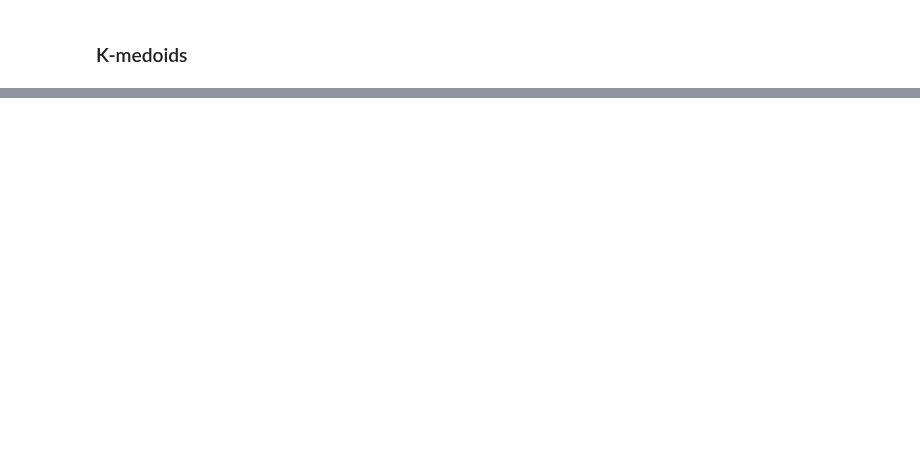
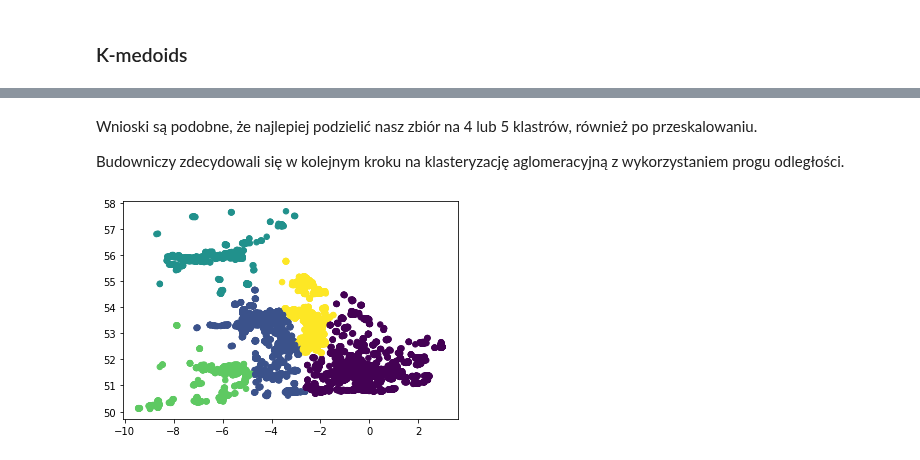
Before and after one commit to malwina0/2022L-ML, a Jupyter notebook: ZD5/ZD5_Piwko_Wojewoda.ipynb, the cells around one changed output, grey strips where cells are left out. Saved outputs shown, nothing was run; the diff lists cells and outputs as text; code cells hidden in the pictures; blank space fills up the shorter version.

```diff
--- a/ZD5/ZD5_Piwko_Wojewoda.ipynb
+++ b/ZD5/ZD5_Piwko_Wojewoda.ipynb
@@ -125,0 +130,3 @@ Można zauważyć, że według tej miary najoptymalniejszym doborem liczby klast
+# %%
+df = pd.DataFrame(X, columns=['x', 'y'])
+df = df.sample(frac=0.05, random_state=42).astype('float32')
@@ -125,0 +143,11 @@ Można zauważyć, że według tej miary najoptymalniejszym doborem liczby klast
+# %% [markdown]
+Wnioski są podobne, że najlepiej podzielić nasz zbiór na 4 lub 5 klastrów, również po przeskalowaniu.
+
+Budowniczy zdecydowali się w kolejnym kroku na klasteryzację aglomeracyjną z wykorzystaniem progu odległości.
+# %%
+model = AgglomerativeClustering(n_clusters=None, distance_threshold=100, linkage='ward')
+y = model.fit_predict(df)
+plt.scatter(df.iloc[:, 0], df.iloc[:, 1], c=y, s=30, cmap='viridis')
+plt.show()
+# %% [output]
+[figure, added]
```
Also changed, not shown: parts of 19 cells of this notebook, 1 other file.
